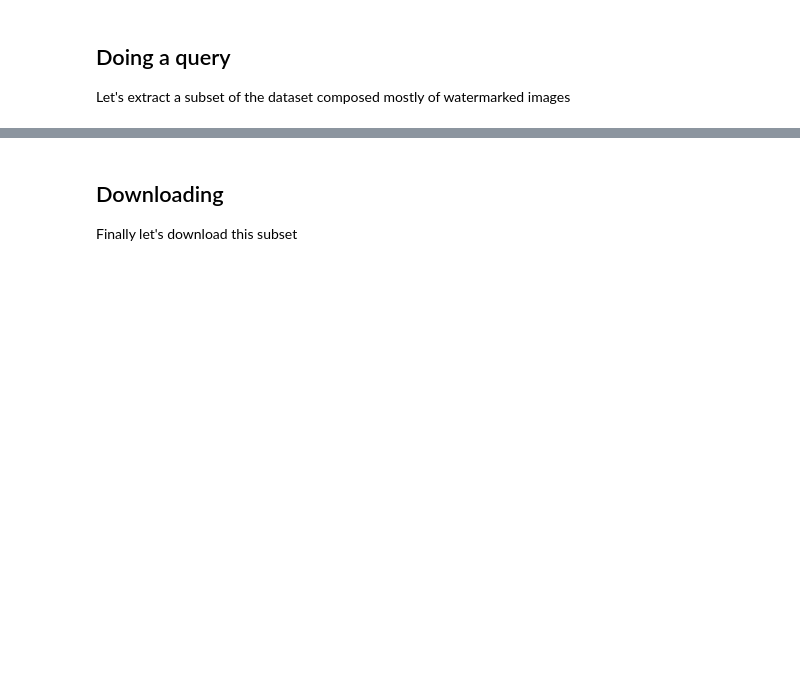
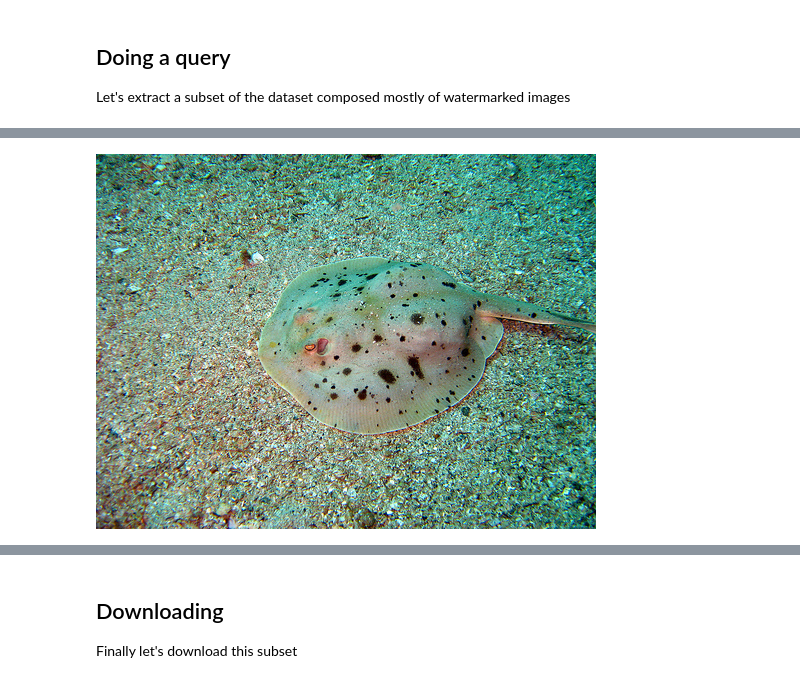
Before and after one commit to Zasder3/laion-knn-downloader, a Jupyter notebook: simple_filter.ipynb, the cells around one changed output, grey strips where cells are left out. Drawn from its saved outputs; the diff is of its cells as text; code cells hidden in the pictures; blank space fills up the shorter version.

```diff
--- a/simple_filter.ipynb
+++ b/simple_filter.ipynb
@@ -39,3 +37,8 @@
+# %%
+from IPython.display import Image
+Image(filename='test_images/stingray.jpeg')
+# %% [output]
+[figure, added]
 # %%
 import pandas as pd
 url_captions = pd.DataFrame([(e['url'], e['caption']) for e in filter(lambda x: x.get('url') and x.get('caption'), results)], columns=["url", "caption"])
```
Also changed, not shown: parts of 7 cells of this notebook, 2 other files.
